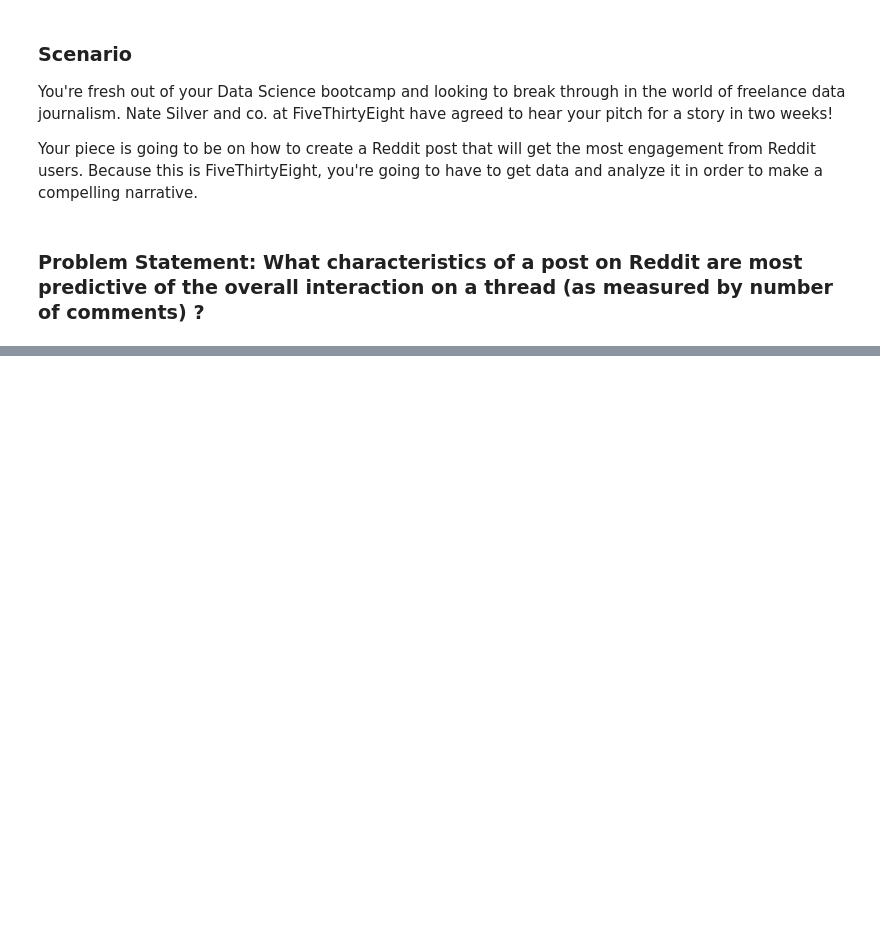
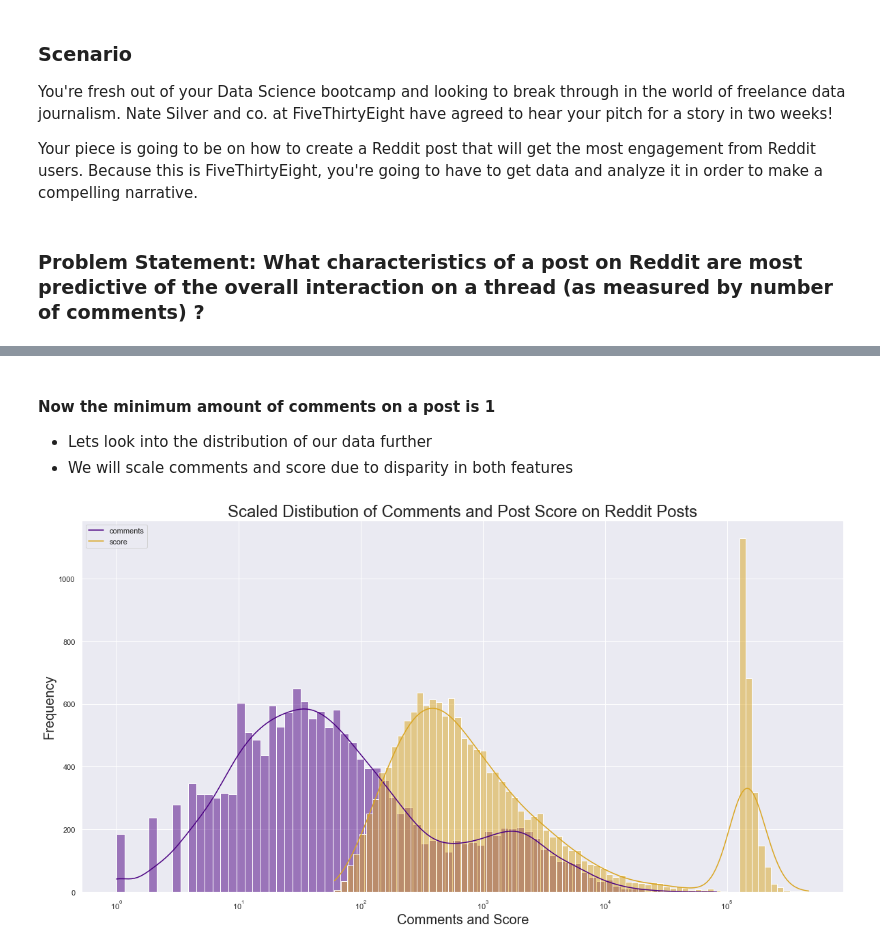
Before and after one commit to Mcapp1/Reddit-Classification-NLP, a Jupyter notebook: Project_3.ipynb, the cells around one changed output, grey strips where cells are left out. Saved outputs shown, nothing was run; the diff lists cells and outputs as text; code cells hidden in the pictures; blank space fills up the shorter version.

```diff
--- a/Project_3.ipynb
+++ b/Project_3.ipynb
@@ -144,0 +152,5 @@ df
+# %%
+title_length = [len(each) for each in df.title]
+# %%
+# inserting title lengths next to respective title
+df.insert(2,'title_length',title_length)
@@ -144,0 +203,3 @@ df
+# %%
+# Assigning to not equals zero instead of greater than to inspect any unexpected results that may show up
+df = df[df.comments != 0]
@@ -144,0 +222,4 @@ df
+# %% [markdown]
+#### Now the minimum amount of comments on a post is 1
+- Lets look into the distribution of our data further
+- We will scale comments and score due to disparity in both features
@@ -144,0 +229,17 @@ df
+# %%
+ax = sns.histplot(df.comments,log_scale=True,
+             kde=True,color='indigo',bins=75)
+
+sns.histplot(df.score,color='goldenrod',
+             log_scale=True,kde=True,bins=75);
+
+sns.set(rc = {'figure.figsize':(20,10)});
+
+ax.set_title('Scaled Distibution of Comments and Post Score on Reddit Posts',
+             fontsize=24)
+ax.set_xlabel('Comments and Score', fontsize=20);
+ax.set_ylabel('Frequency', fontsize=20);
+
+plt.legend(loc='upper left', labels=['comments','score']);
+# %% [output]
+[figure, added]
```
Also changed, not shown: parts of 154 cells of this notebook, 2 other files.
